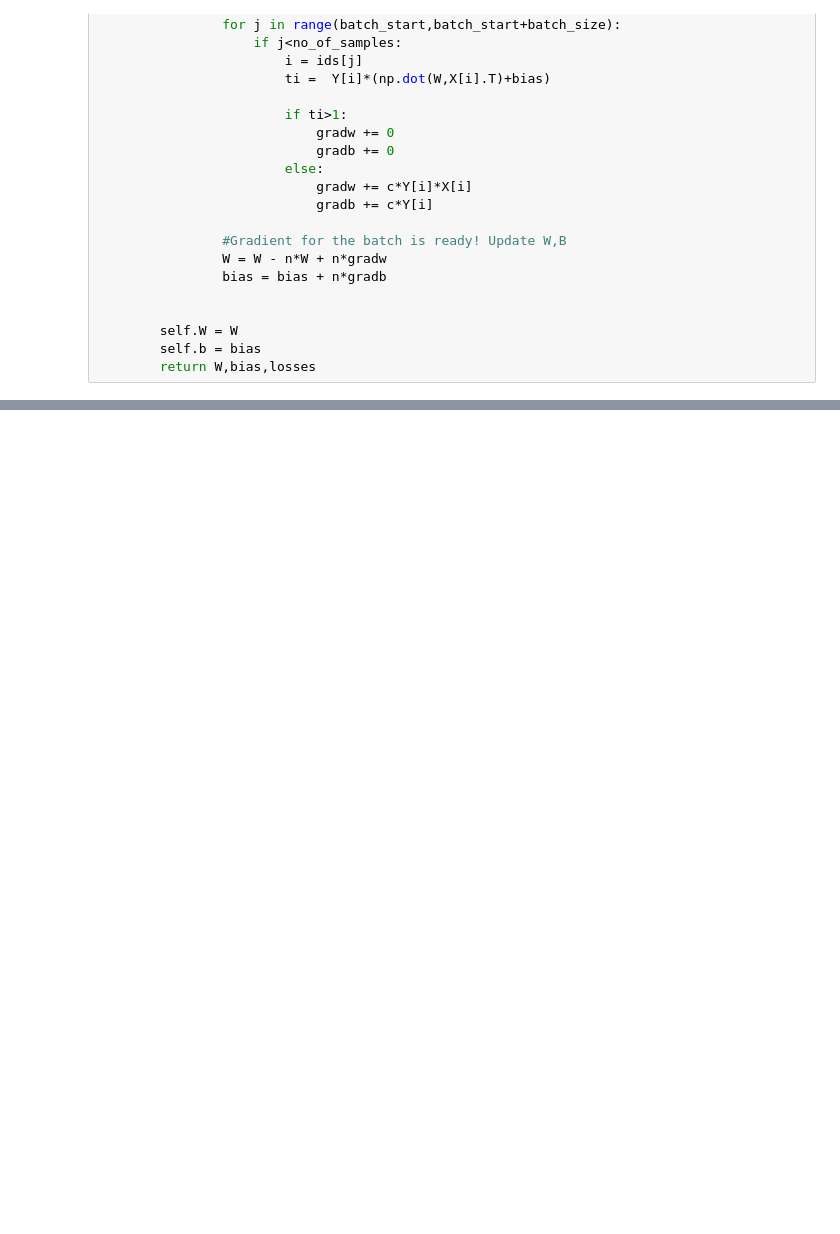
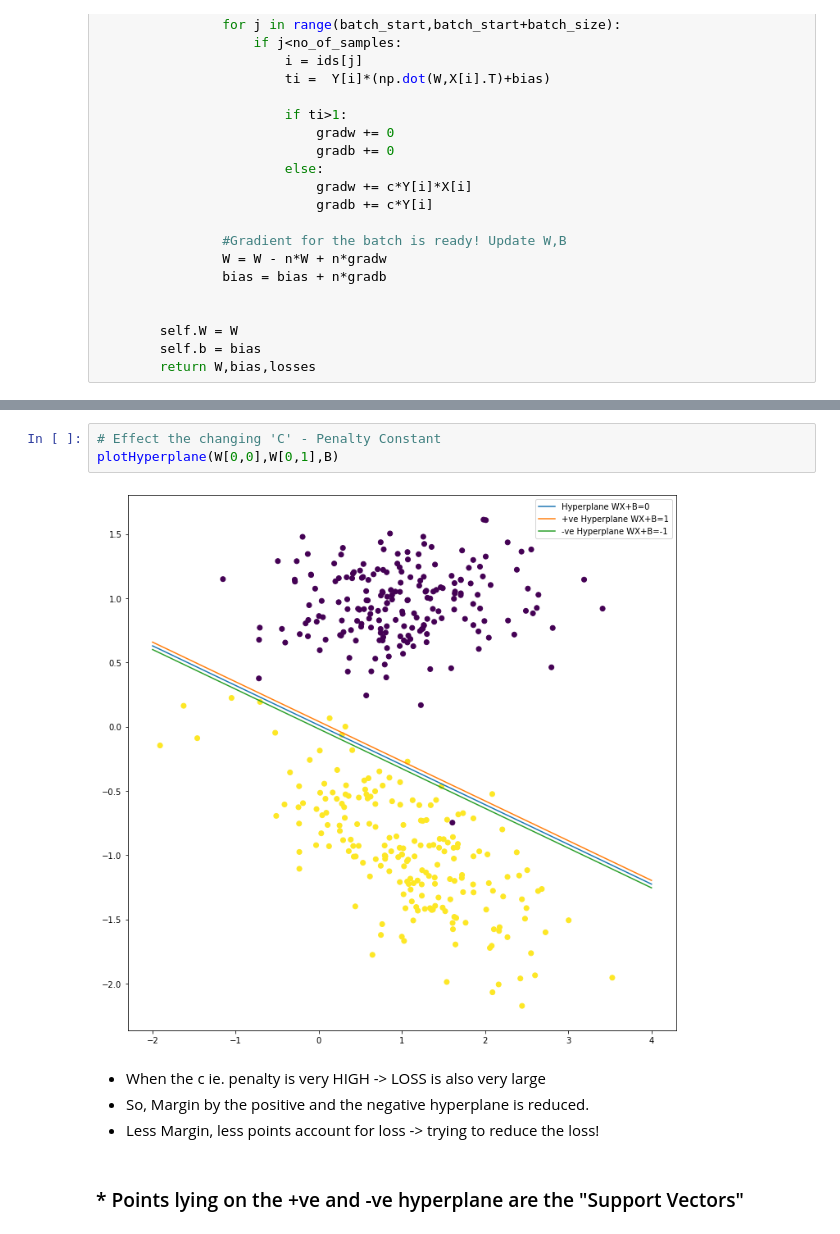
Before and after one commit to ShubhikaBhardwaj/Machine-Learning-Algorithm, a Jupyter notebook: ML/SVM-Support Vector Machines/SVM.ipynb, the cells around one changed output, grey strips where cells are left out. Saved outputs shown, nothing was run; the diff lists cells and outputs as text; blank space fills up the shorter version.

```diff
--- a/ML/SVM-Support Vector Machines/SVM.ipynb
+++ b/ML/SVM-Support Vector Machines/SVM.ipynb
@@ -97,0 +171,11 @@ class SVM:
+# %%
+# Effect the changing 'C' - Penalty Constant
+plotHyperplane(W[0,0],W[0,1],B)
+# %% [output]
+[figure, added]
+# %% [markdown]
+* When the c ie. penalty is very HIGH -> LOSS is also very large
+* So, Margin by the positive and the negative hyperplane is reduced.
+* Less Margin, less points account for loss -> trying to reduce the loss!
+# %% [markdown]
+### * Points lying on the +ve and -ve hyperplane are the "Support Vectors"
```
Also changed, not shown: parts of 8 cells of this notebook.
